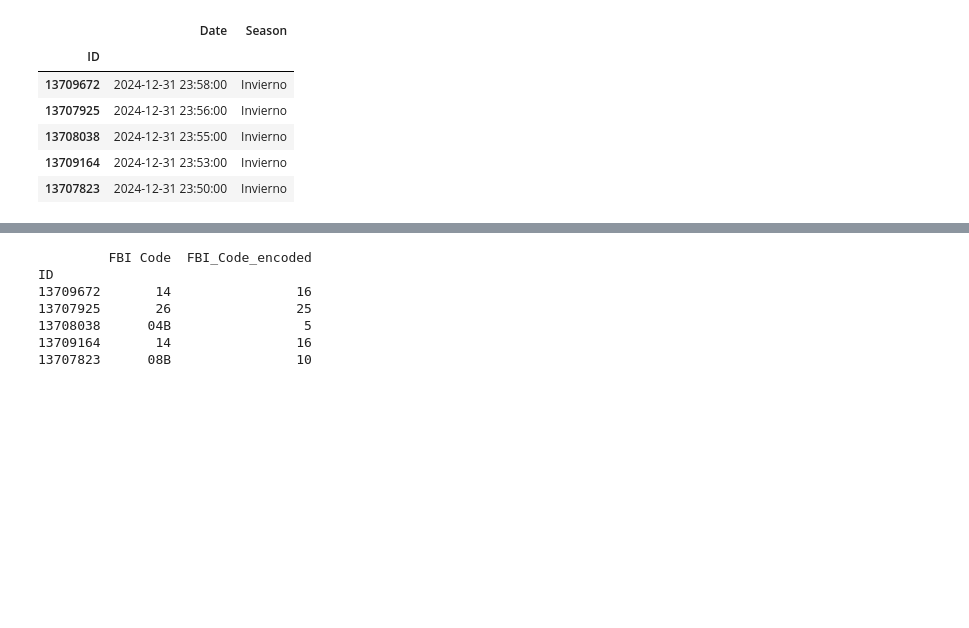
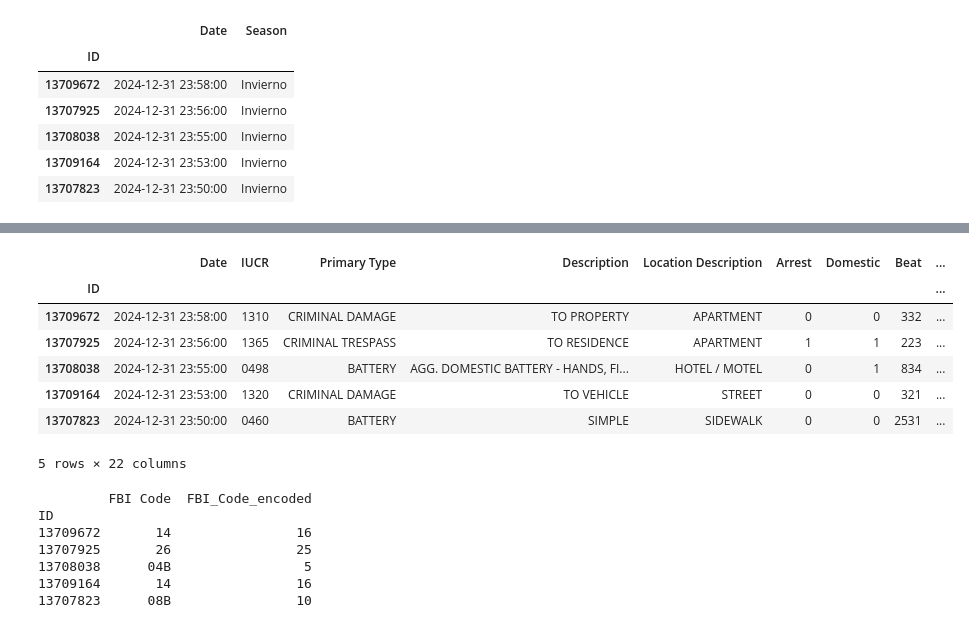
Before and after one commit to gjmv/CEIA_2025_B2_AdD_TP, a Jupyter notebook: TP_parte2.ipynb, the cells around one changed output, grey strips where cells are left out. Drawn from its saved outputs; the diff is of its cells as text; code cells hidden in the pictures; blank space fills up the shorter version.

```diff
--- a/TP_parte2.ipynb
+++ b/TP_parte2.ipynb
@@ -173,7 +180,7 @@ def get_season(date):
         return 'Otoño'
 
 # Aplicar la función para crear la nueva columna "Season"
-df_csv['Season'] = df_csv['Date'].apply(get_season)
+df_csv['Season'] = df_csv['Date'].apply(get_season).astype('category')
 
 # Verificar el resultado
 display(df_csv[['Date', 'Season']].head())
@@ -193 +225,26 @@ Debido a que los modelos de clasificación suvervisada requieren un target numé
+# %%
+# Encode para variables "Primary Type", "Description" y "Location Description"
+
+# Frequency Encoding para Primary Type
+freq_encoding = df_csv["Primary Type"].value_counts(normalize=True)
+df_csv["Primary_Type_Encode"] = df_csv["Primary Type"].map(freq_encoding)
+
+# Frequency Encoding para Description
+freq_encoding = df_csv["Description"].value_counts(normalize=True)
+df_csv["Description_Encode"] = df_csv["Description"].map(freq_encoding)
+
+# Frequency Encoding para Location Description
+freq_encoding = df_csv["Location Description"].value_counts(normalize=True)
+df_csv["Location_Description_Encode"] = df_csv["Location Description"].map(freq_encoding)
+
+df_csv.head()
+# %% [output]
+|  | Date | IUCR | Primary Type | Description | Location Description | Arrest | Domestic | Beat | ... |
+| ID |  |  |  |  |  |  |  |  | ... |
+| 13709672 | 2024-12-31 23:58:00 | 1310 | CRIMINAL DAMAGE | TO PROPERTY | APARTMENT | 0 | 0 | 332 | ... |
+| 13707925 | 2024-12-31 23:56:00 | 1365 | CRIMINAL TRESPASS | TO RESIDENCE | APARTMENT | 1 | 1 | 223 | ... |
+| 13708038 | 2024-12-31 23:55:00 | 0498 | BATTERY | AGG. DOMESTIC BATTERY - HANDS, FI... | HOTEL / MOTEL | 0 | 1 | 834 | ... |
+| 13709164 | 2024-12-31 23:53:00 | 1320 | CRIMINAL DAMAGE | TO VEHICLE | STREET | 0 | 0 | 321 | ... |
+| 13707823 | 2024-12-31 23:50:00 | 0460 | BATTERY | SIMPLE | SIDEWALK | 0 | 0 | 2531 | ... |
+5 rows × 22 columns
 # %%
```
Also changed, not shown: parts of 7 cells of this notebook.
